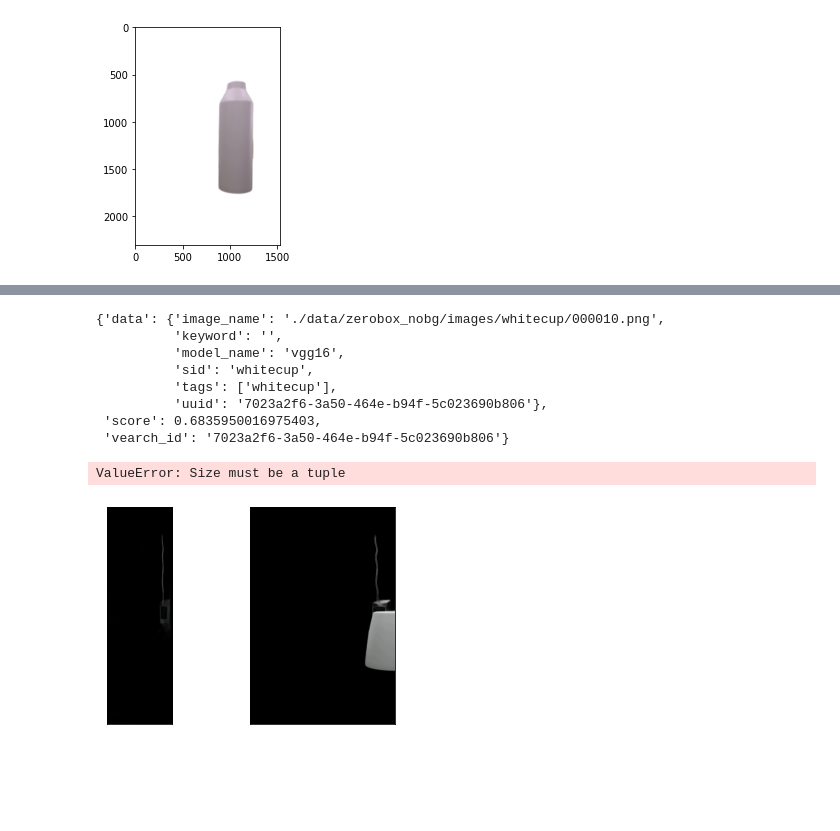
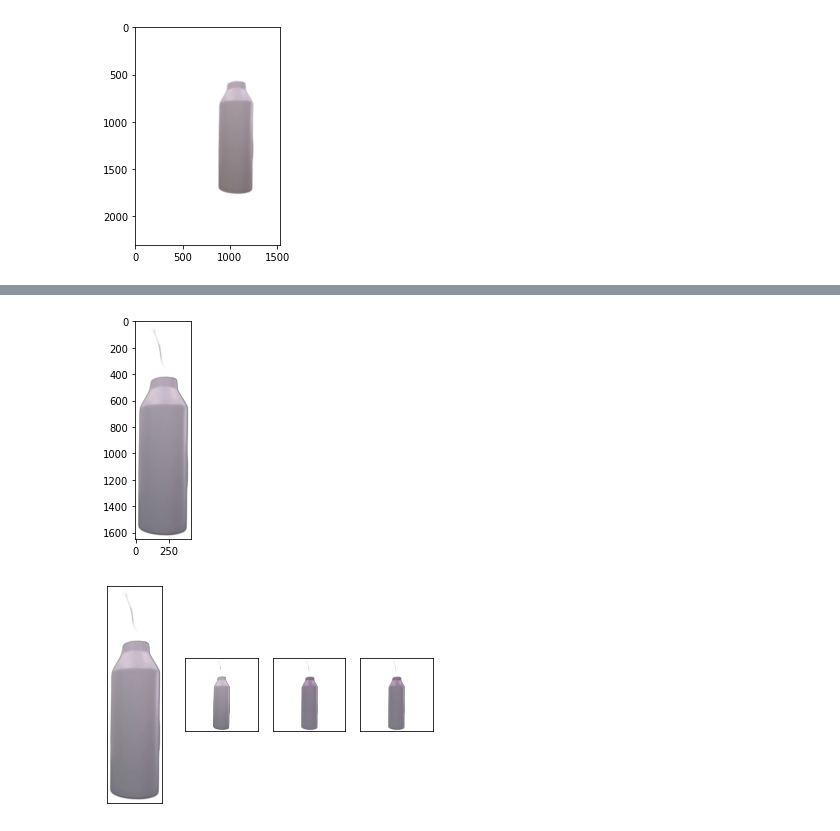
Before and after one commit to MM2021-811/ImageIdentification, a Jupyter notebook: colorspace.ipynb, the cells around one changed output, grey strips where cells are left out. Saved outputs shown, nothing was run; the diff lists cells and outputs as text; code cells hidden in the pictures; blank space fills up the shorter version.

```diff
--- a/colorspace.ipynb
+++ b/colorspace.ipynb
@@ -430,44 +433,44 @@ array([[-2.03571429, -2.03571429, -2.03571429, ..., -2.03571429,
 # %%
 import cv2
 from util.vearchutil import VearchUtil
 from util.testutil import TestUtil
 from pprint import pprint
 from util.trainingutil import AlphaBgTransform
+import matplotlib.pyplot as plt
 
 wrong_images = ['./data/zerobox_nobg/images/blackbottles/000037.png',
  './data/zerobox_nobg/images/white02/output0064.png',
  './data/zerobox_nobg/images/white02/output0065.png',
  './data/zerobox_nobg/images/white03/output0065.png',
  './data/zerobox_nobg/images/yellow03/bumbler0021.png',
  './data/zerobox_nobg/images/yellow03/bumbler0022.png']
 
 model_name = "vgg16"
-image_name = wrong_images[0]
-util = VearchUtil(model_name=model_name)
-item = util.search_by_image(image=image_name)
+image_name = wrong_images[1]
+# util = VearchUtil(model_name=model_name)
+# item = util.search_by_image(image=image_name)
 
-pprint(item)
+# pprint(item)
 
-image = cv2.imread(image_name)
-image = cv2.cvtColor(image, cv2.COLOR_BGR2RGB)
+image = cv2.imread(image_name,cv2.IMREAD_UNCHANGED)
+# image = cv2.cvtColor(image, cv2.COLOR_BGR2RGB)
 
-image2 = cv2.imread(item["data"]["image_name"])
-image2 = cv2.cvtColor(image2, cv2.COLOR_BGR2RGB)
+# image2 = cv2.imread(item["data"]["image_name"],cv2.IMREAD_UNCHANGED)
+# image2 = cv2.cvtColor(image2, cv2.COLOR_BGR2RGB)
 
-TestUtil.plot_images([image,image2])
+# TestUtil.plot_images([image,image2])
 
-transform = AlphaBgTransform()
-image3 = transform(image)
 
-TestUtil.plot_images([image3])
+t1 = AlphaBgTransform.center_crop(image)
+
+plt.imshow(t1)
+plt.show()
+
+t2 = AlphaBgTransform.to_square(t1)
+t3 = AlphaBgTransform.resize(t2,224)
+t4 = AlphaBgTransform.enhance_color(t3)
+
+TestUtil.plot_images([t1,t2,t3,t4])
 # %% [output]
-{'data': {'image_name': './data/zerobox_nobg/images/whitecup/000010.png',
-          'keyword': '',
-          'model_name': 'vgg16',
-          'sid': 'whitecup',
-          'tags': ['whitecup'],
-          'uuid': '7023a2f6-3a50-464e-b94f-5c023690b806'},
- 'score': 0.6835950016975403,
- 'vearch_id': '7023a2f6-3a50-464e-b94f-5c023690b806'}
-ValueError: Size must be a tuple
-[figure, old version]
+[figure, new version]
+[figure, added]
```
Also changed, not shown: parts of 11 cells of this notebook, 2 other files.
